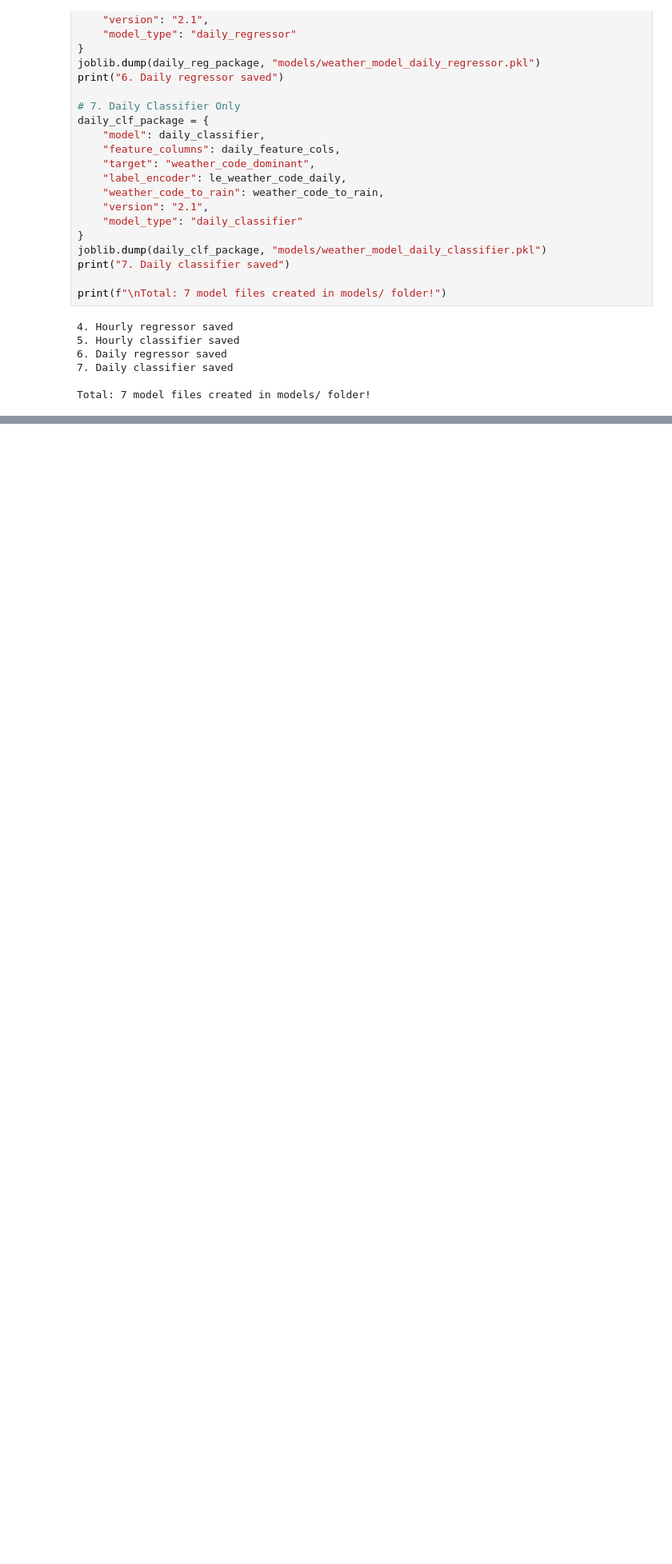
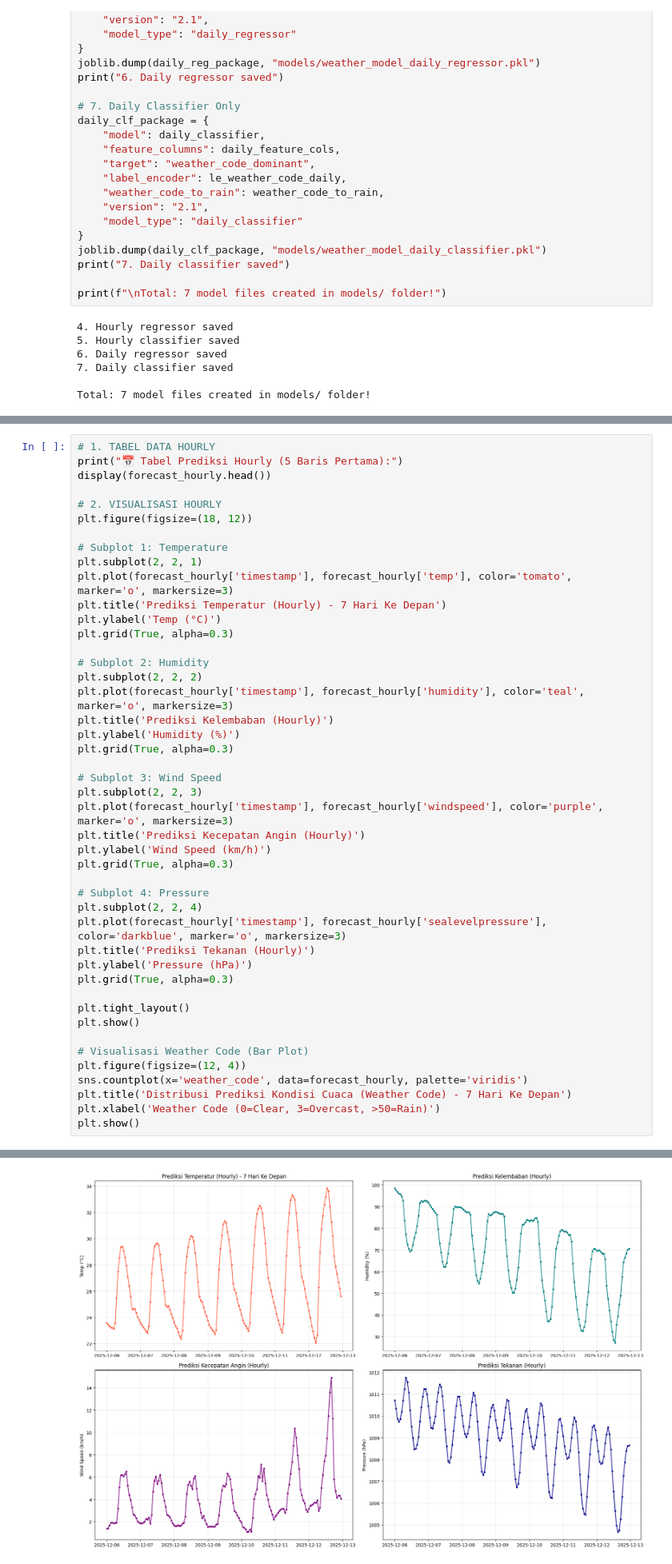
Before and after one commit to AzaniFatturFadhika/weather-iot, a Jupyter notebook: example_v2/model_training/model_weather_training.ipynb, the cells around one changed output, grey strips where cells are left out. Shown at 80% size. Cells and saved outputs as stored; diff of their text form; blank space fills up the shorter version.

```diff
--- a/example_v2/model_training/model_weather_training.ipynb
+++ b/example_v2/model_training/model_weather_training.ipynb
@@ -1226,0 +1368,46 @@ Insight: Model performance increases from R2=0.8146 (10%) to R2=0.8917 (100%)
+# %%
+# 1. TABEL DATA HOURLY
+print("📅 Tabel Prediksi Hourly (5 Baris Pertama):")
+display(forecast_hourly.head())
+
+# 2. VISUALISASI HOURLY
+plt.figure(figsize=(18, 12))
+
+# Subplot 1: Temperature
+plt.subplot(2, 2, 1)
+plt.plot(forecast_hourly['timestamp'], forecast_hourly['temp'], color='tomato', marker='o', markersize=3)
+plt.title('Prediksi Temperatur (Hourly) - 7 Hari Ke Depan')
+plt.ylabel('Temp (°C)')
+plt.grid(True, alpha=0.3)
+
+# Subplot 2: Humidity
+plt.subplot(2, 2, 2)
+plt.plot(forecast_hourly['timestamp'], forecast_hourly['humidity'], color='teal', marker='o', markersize=3)
+plt.title('Prediksi Kelembaban (Hourly)')
+plt.ylabel('Humidity (%)')
+plt.grid(True, alpha=0.3)
+
+# Subplot 3: Wind Speed
+plt.subplot(2, 2, 3)
+plt.plot(forecast_hourly['timestamp'], forecast_hourly['windspeed'], color='purple', marker='o', markersize=3)
+plt.title('Prediksi Kecepatan Angin (Hourly)')
+plt.ylabel('Wind Speed (km/h)')
+plt.grid(True, alpha=0.3)
+
+# Subplot 4: Pressure
+plt.subplot(2, 2, 4)
+plt.plot(forecast_hourly['timestamp'], forecast_hourly['sealevelpressure'], color='darkblue', marker='o', markersize=3)
+plt.title('Prediksi Tekanan (Hourly)')
+plt.ylabel('Pressure (hPa)')
+plt.grid(True, alpha=0.3)
+
+plt.tight_layout()
+plt.show()
+
+# Visualisasi Weather Code (Bar Plot)
+plt.figure(figsize=(12, 4))
+sns.countplot(x='weather_code', data=forecast_hourly, palette='viridis')
+plt.title('Distribusi Prediksi Kondisi Cuaca (Weather Code) - 7 Hari Ke Depan')
+plt.xlabel('Weather Code (0=Clear, 3=Overcast, >50=Rain)')
+plt.show()
+# %% [output]
@@ -1226,0 +1421 @@ Insight: Model performance increases from R2=0.8146 (10%) to R2=0.8917 (100%)
+[figure, added]
```
Also changed, not shown: parts of 26 cells of this notebook.
